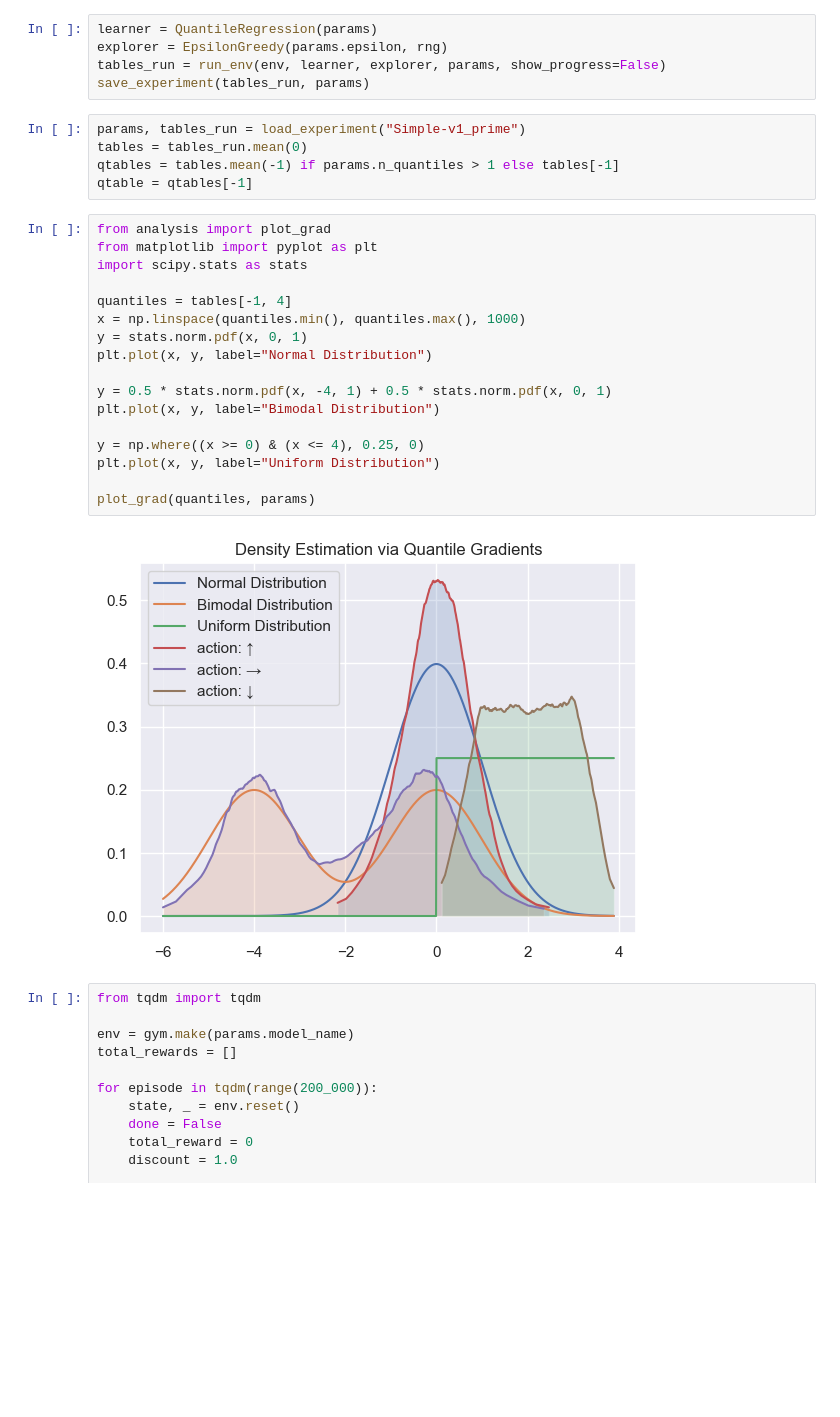
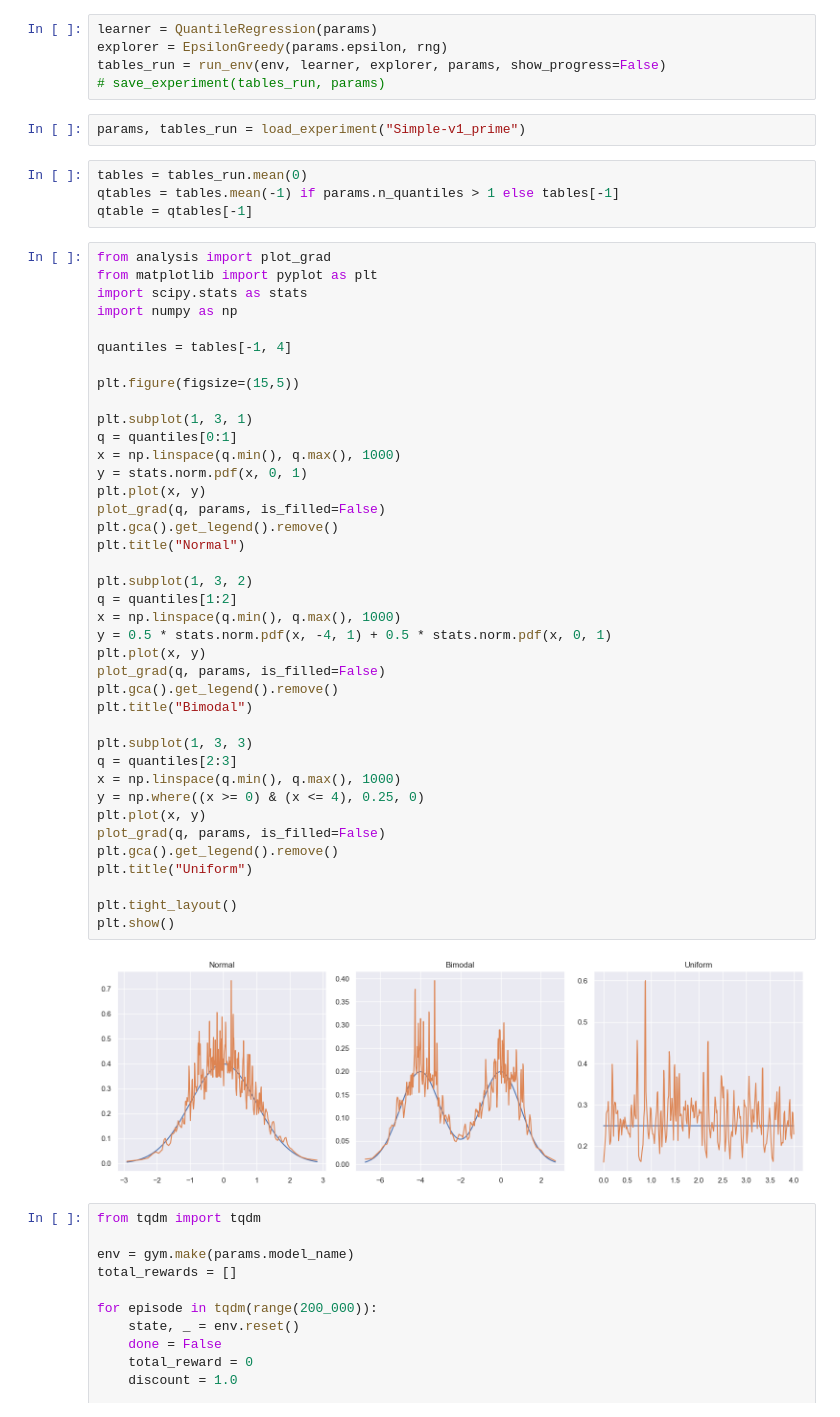
Before and after one commit to AlecHero/QuantileRegressionProject, a Jupyter notebook: tabular qr simple.ipynb, the cells around one changed output. Cells and saved outputs as stored; diff of their text form; blank space fills up the shorter version.

```diff
--- a/tabular qr simple.ipynb
+++ b/tabular qr simple.ipynb
@@ -40,31 +40,54 @@ env.action_space.seed(params.seed);
 learner = QuantileRegression(params)
 explorer = EpsilonGreedy(params.epsilon, rng)
 tables_run = run_env(env, learner, explorer, params, show_progress=False)
-save_experiment(tables_run, params)
+# save_experiment(tables_run, params)
 # %%
 params, tables_run = load_experiment("Simple-v1_prime")
-tables = tables_run.mean(0)
-qtables = tables.mean(-1) if params.n_quantiles > 1 else tables[-1]
-qtable = qtables[-1]
+# %%
+tables = tables_run.mean(0)
+qtables = tables.mean(-1) if params.n_quantiles > 1 else tables[-1]
+qtable = qtables[-1]
 # %%
 from analysis import plot_grad
 from matplotlib import pyplot as plt
 import scipy.stats as stats
+import numpy as np
 
 quantiles = tables[-1, 4]
-x = np.linspace(quantiles.min(), quantiles.max(), 1000)
+
+plt.figure(figsize=(15,5))
+
+plt.subplot(1, 3, 1)
+q = quantiles[0:1]
+x = np.linspace(q.min(), q.max(), 1000)
 y = stats.norm.pdf(x, 0, 1)
-plt.plot(x, y, label="Normal Distribution")
+plt.plot(x, y)
+plot_grad(q, params, is_filled=False)
+plt.gca().get_legend().remove()
+plt.title("Normal")
 
+plt.subplot(1, 3, 2)
+q = quantiles[1:2]
+x = np.linspace(q.min(), q.max(), 1000)
 y = 0.5 * stats.norm.pdf(x, -4, 1) + 0.5 * stats.norm.pdf(x, 0, 1)
-plt.plot(x, y, label="Bimodal Distribution")
+plt.plot(x, y)
+plot_grad(q, params, is_filled=False)
+plt.gca().get_legend().remove()
+plt.title("Bimodal")
 
+plt.subplot(1, 3, 3)
+q = quantiles[2:3]
+x = np.linspace(q.min(), q.max(), 1000)
 y = np.where((x >= 0) & (x <= 4), 0.25, 0)
-plt.plot(x, y, label="Uniform Distribution")
+plt.plot(x, y)
+plot_grad(q, params, is_filled=False)
+plt.gca().get_legend().remove()
+plt.title("Uniform")
 
-plot_grad(quantiles, params)
+plt.tight_layout()
+plt.show()
 # %% [output]
-[figure, old version]
+[figure, new version]
 # %%
 from tqdm import tqdm
 
```
Also changed, not shown: parts of 3 cells of this notebook, 5 other files.
